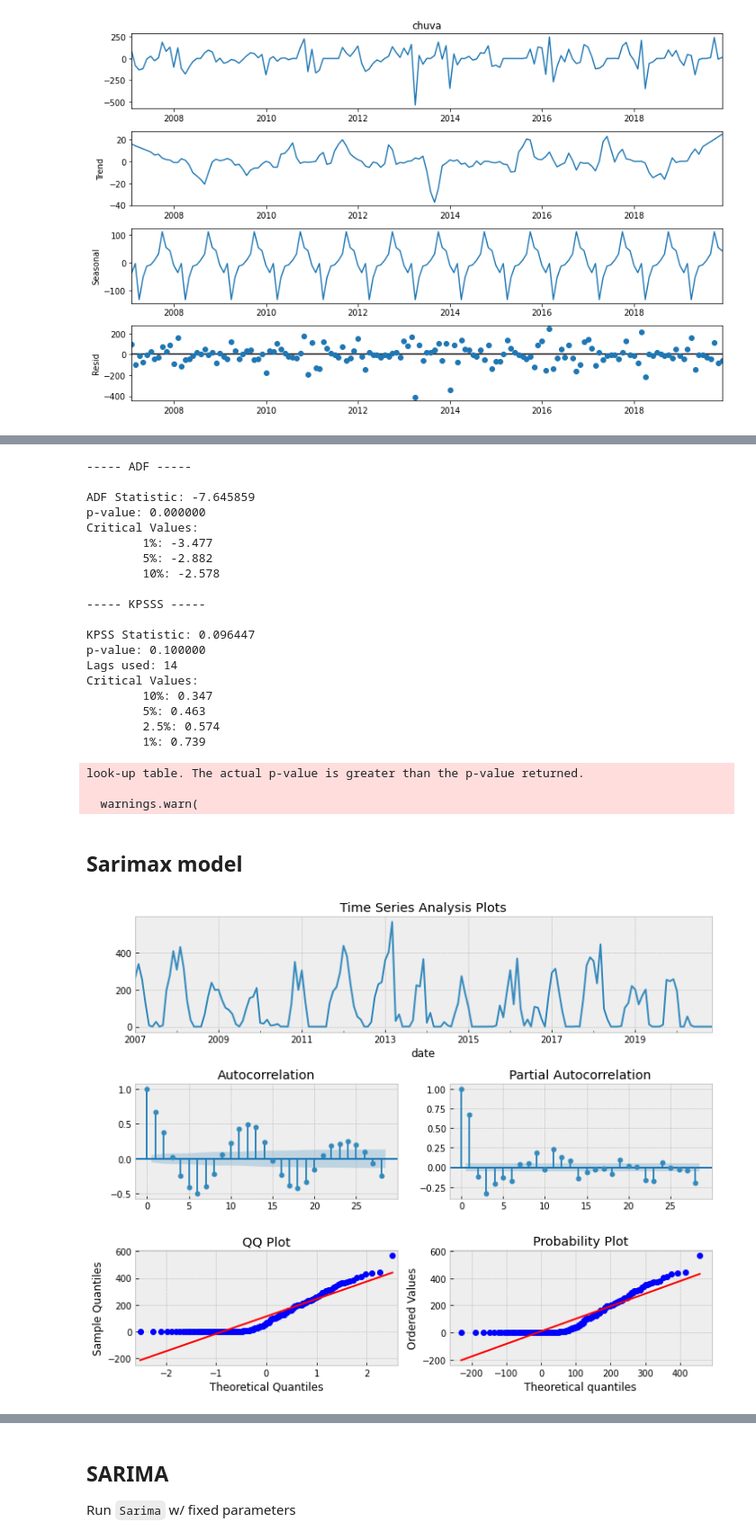
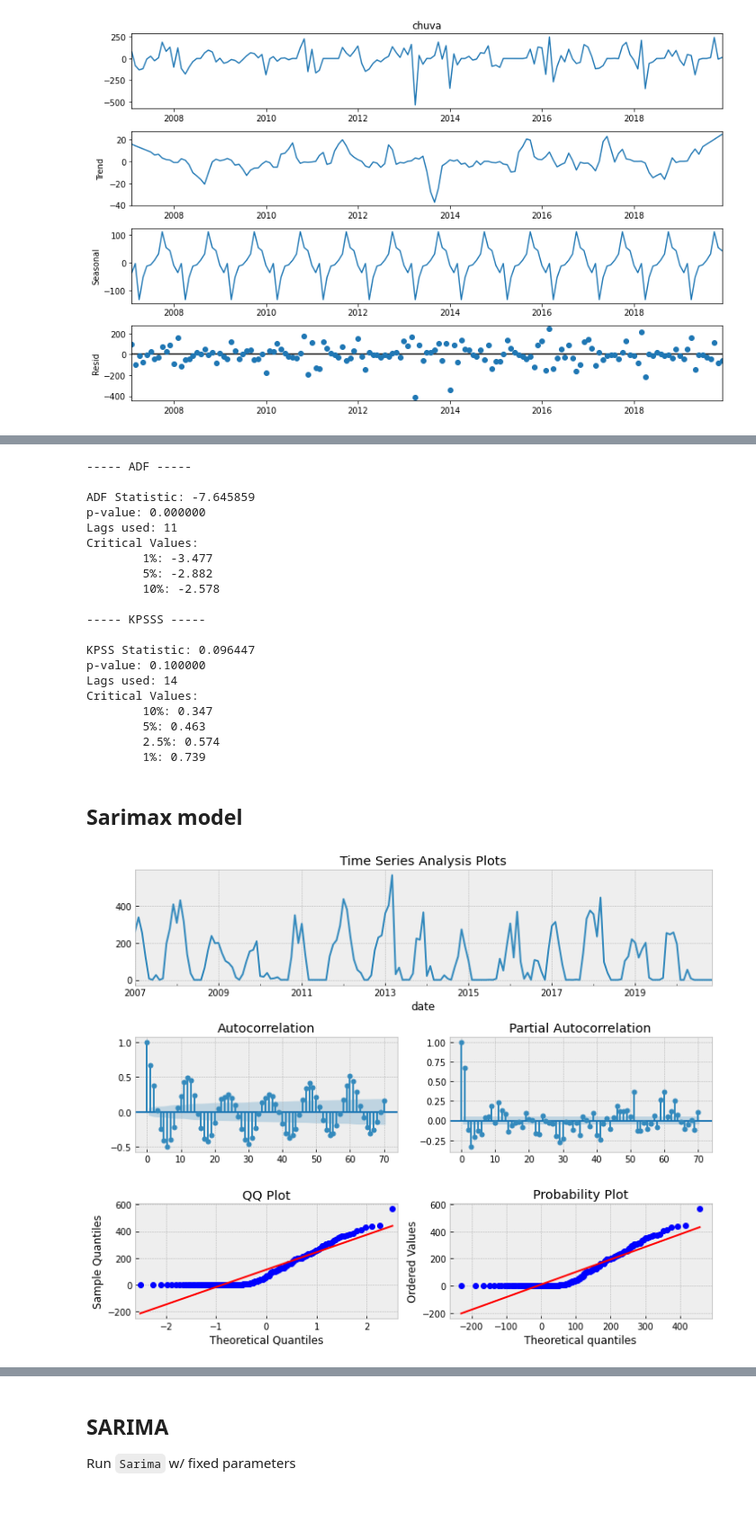
Before and after one commit to bragarods/agro, a Jupyter notebook: notebooks/ts_exploratory.ipynb, the cells around one changed output, grey strips where cells are left out. Shown at 90% size. Saved outputs shown, nothing was run; the diff lists cells and outputs as text; code cells hidden in the pictures; blank space fills up the shorter version.

```diff
--- a/notebooks/ts_exploratory.ipynb
+++ b/notebooks/ts_exploratory.ipynb
@@ -132,6 +142,7 @@ res_kpss = kpss(dtrain)
 print('----- ADF -----')
 print('\nADF Statistic: %f' % res_adf[0])
 print('p-value: %f' % res_adf[1])
+print('Lags used: %d' %res_adf[2])
 print('Critical Values:')
 for key, value in res_adf[4].items():
 	print('\t%s: %.3f' % (key, value))
@@ -149,6 +160,7 @@ for key, value in res_kpss[3].items():
 
 ADF Statistic: -7.645859
 p-value: 0.000000
+Lags used: 11
 Critical Values:
         1%: -3.477
         5%: -2.882
@@ -164,9 +176,6 @@ Critical Values:
         5%: 0.463
         2.5%: 0.574
         1%: 0.739
-look-up table. The actual p-value is greater than the p-value returned.
-
-  warnings.warn(
 # %% [markdown]
 ## Sarimax model
 # %%
@@ -202,6 +211,6 @@ def tsplot(y, lags=None, figsize=(10, 8), style='bmh'):
 # %%
 # plot ACF / PACF for series
 
-tsplot(sinop.chuva, lags=28)
+tsplot(sinop.chuva, lags=70)
 # %% [output]
-[figure, old version]
+[figure, new version]
```
Also changed, not shown: parts of 30 cells of this notebook, 3 other files.
